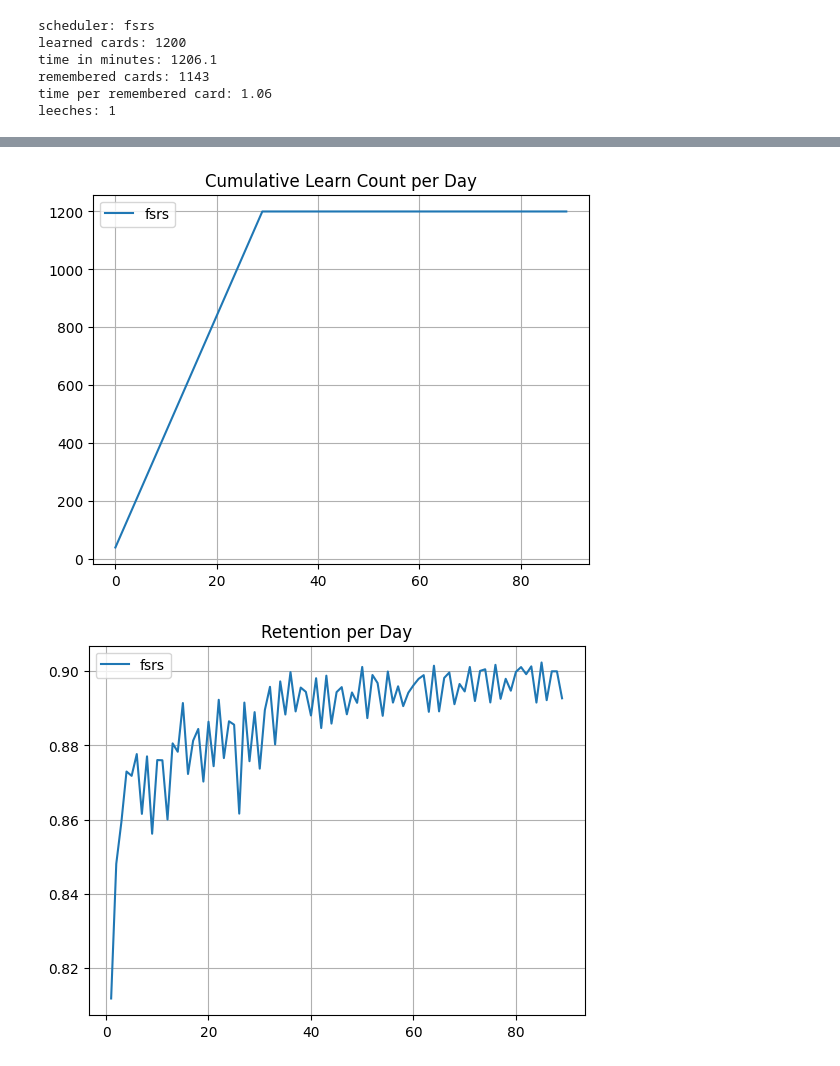
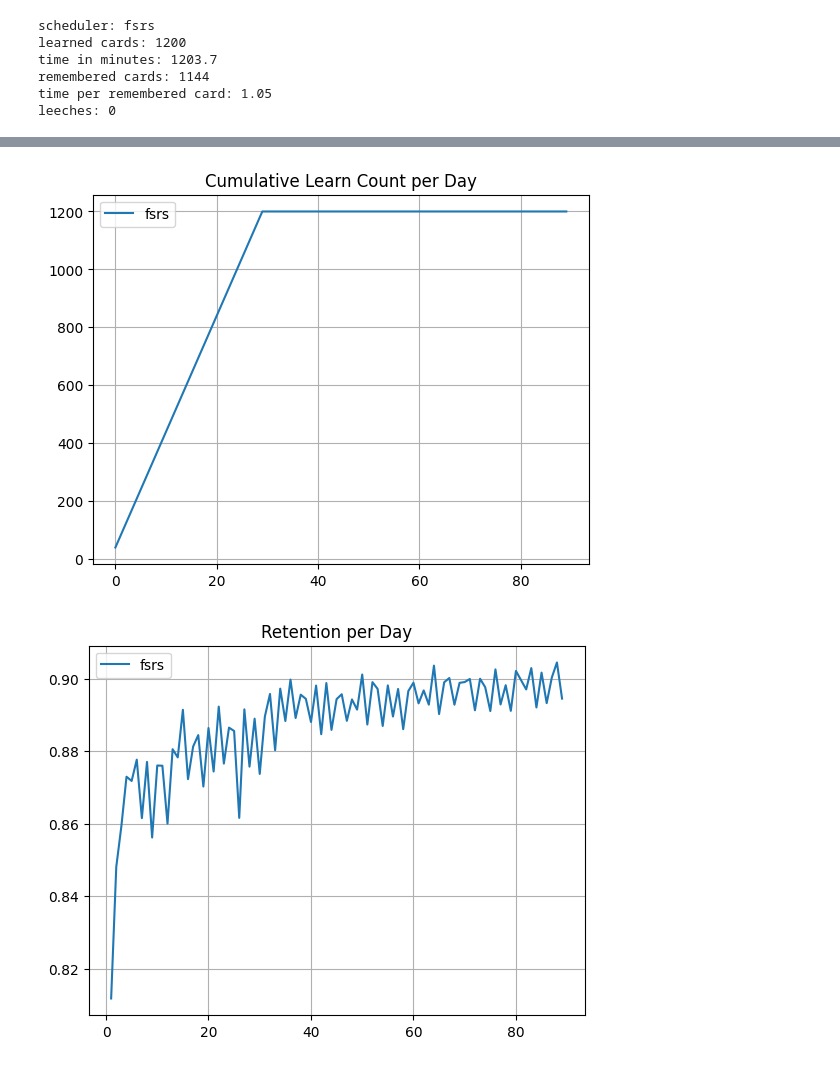
Before and after one commit to open-spaced-repetition/easy-days-simulator, a Jupyter notebook: notebook.ipynb, the cells around one changed output, grey strips where cells are left out. Saved outputs shown, nothing was run; the diff lists cells and outputs as text; code cells hidden in the pictures.

```diff
--- a/notebook.ipynb
+++ b/notebook.ipynb
@@ -111,11 +111,9 @@ def load_balance(card, delta_t, today):
         if easy_days_percentages[date.dayofweek % 7] == EASY_DAYS_NORMAL_LOAD:
             easy_days_modifier.append(EASY_DAYS_NORMAL_LOAD)
         elif easy_days_percentages[date.dayofweek % 7] == EASY_DAYS_REDUCED_LOAD:
-            other_days_count_total = total_review_count - review_count;
-            other_days_count_avg = other_days_count_total / (len(possible_dates) - 1)
-            other_days_percentage_total = sum(date_percentages) - easy_days_percentages[date.dayofweek % 7]
-            other_days_percentage_avg = other_days_percentage_total / (len(possible_dates) - 1)
-            if review_count / EASY_DAYS_REDUCED_LOAD > other_days_count_avg / other_days_percentage_avg:
+            other_days_count_total = total_review_count - review_count
+            other_days_p_total = sum(date_percentages) - easy_days_percentages[date.dayofweek % 7]
+            if review_count / EASY_DAYS_REDUCED_LOAD > other_days_count_total / other_days_p_total:
                 easy_days_modifier.append(EASY_DAYS_MINIMUM_LOAD)
             else:
                 easy_days_modifier.append(EASY_DAYS_NORMAL_LOAD)
@@ -440,7 +438,7 @@ plt.close("all")
 # %% [output]
 scheduler: fsrs
 learned cards: 1200
-time in minutes: 1206.1
-remembered cards: 1143
-time per remembered card: 1.06
-leeches: 1
+time in minutes: 1203.7
+remembered cards: 1144
+time per remembered card: 1.05
+leeches: 0
@@ -449,3 +447,3 @@ leeches: 1
 [figure]
-[figure, old version]
+[figure, new version]
 [figure]
```
Also changed, not shown: parts of 1 cell of this notebook.
